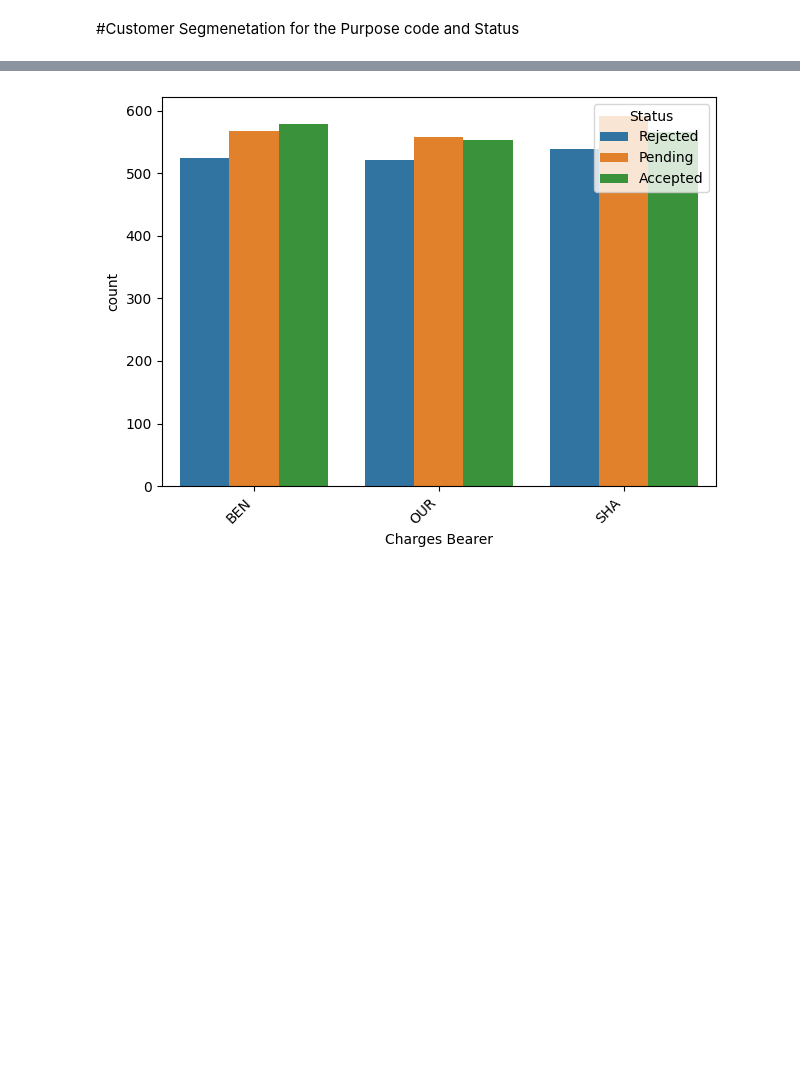
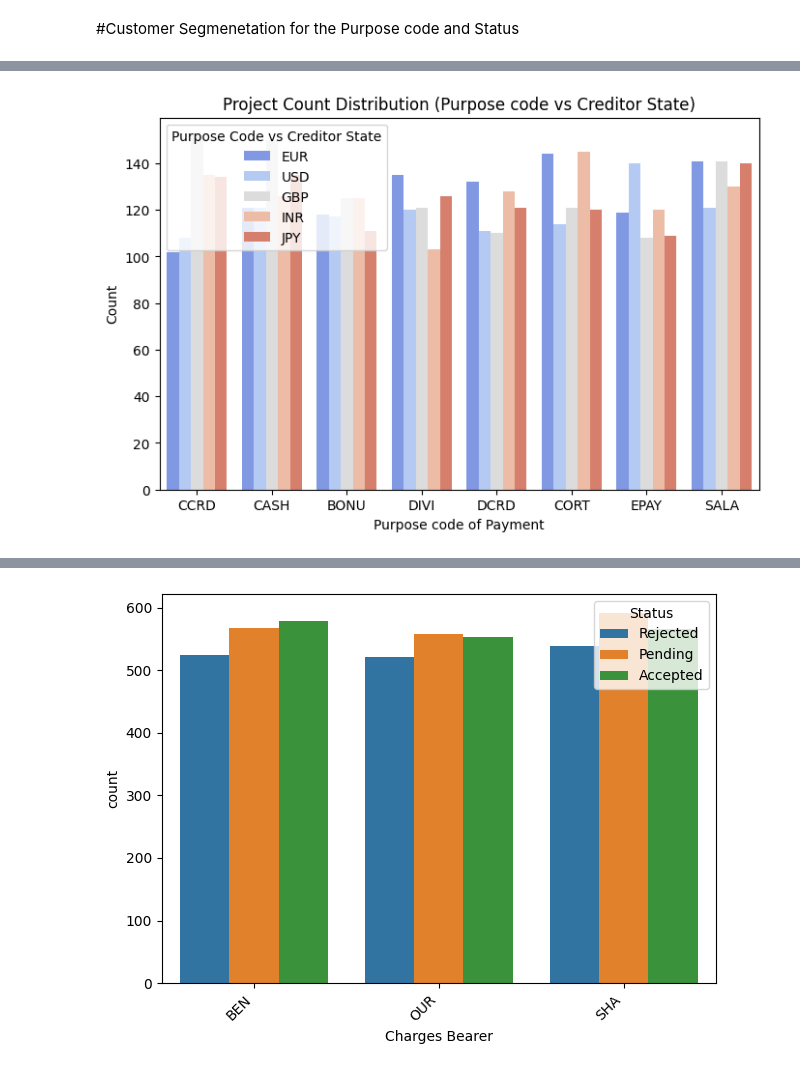
Before and after one commit to vijaykumarharakuni/data_analysis, a Jupyter notebook: Payment_Data_Revised_New.ipynb, the cells around one changed output, grey strips where cells are left out. Drawn from its saved outputs; the diff is of its cells as text; code cells hidden in the pictures; blank space fills up the shorter version.

```diff
--- a/Payment_Data_Revised_New.ipynb
+++ b/Payment_Data_Revised_New.ipynb
@@ -138,0 +150,15 @@ data.head()
+# %%
+plt.figure(figsize=(8, 5))
+sns.countplot(x="Purpose Code", hue="Payment_Currency", data=data, palette="coolwarm")
+plt.title("Project Count Distribution (Purpose code vs Creditor State)")
+plt.xlabel("Purpose code of Payment")
+plt.ylabel("Count")
+plt.legend(title="Purpose Code vs Creditor State")
+plt.show()
+
+#pd.crosstab(df.sales, df.salary).plot(kind='bar')
+#plt.show
+#sns.barplot(x=df['salary'],y=df['satisfaction_level'])
+#plt.show()
+# %% [output]
+[figure, added]
```
Also changed, not shown: parts of 13 cells of this notebook.
